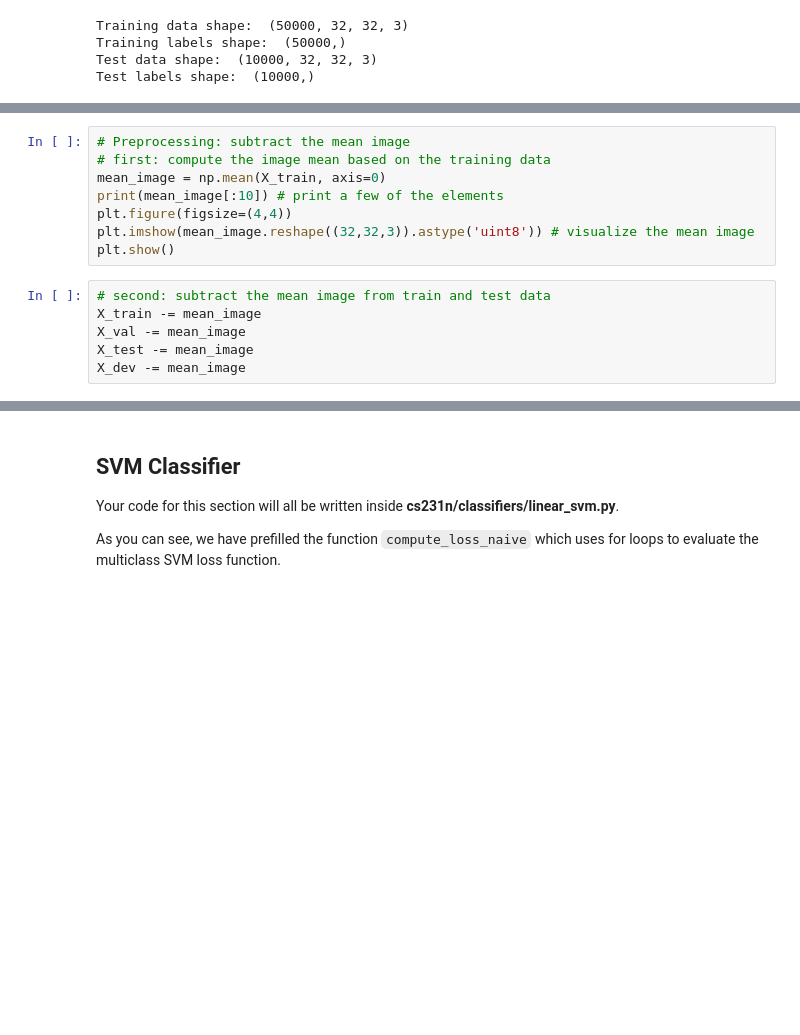
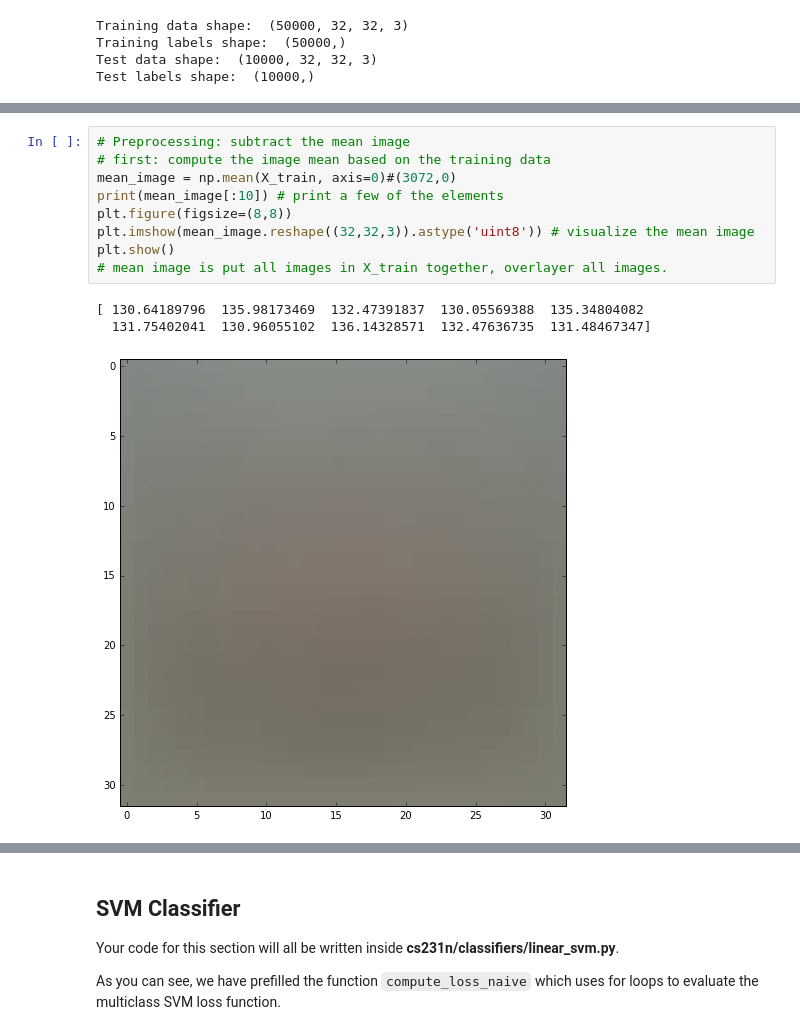
Before and after one commit to tongda/cs231n_2016_homework, a Jupyter notebook: svm.ipynb, the cells around one changed output, grey strips where cells are left out. Drawn from its saved outputs; the diff is of its cells as text; blank space fills up the shorter version.

```diff
--- a/svm.ipynb
+++ b/svm.ipynb
@@ -118,14 +135,13 @@ print('dev data shape: ', X_dev.shape)
 # %%
 # Preprocessing: subtract the mean image
 # first: compute the image mean based on the training data
-mean_image = np.mean(X_train, axis=0)
+mean_image = np.mean(X_train, axis=0)#(3072,0)
 print(mean_image[:10]) # print a few of the elements
-plt.figure(figsize=(4,4))
+plt.figure(figsize=(8,8))
 plt.imshow(mean_image.reshape((32,32,3)).astype('uint8')) # visualize the mean image
 plt.show()
+# mean image is put all images in X_train together, overlayer all images.
+# %% [output]
+[ 130.64189796  135.98173469  132.47391837  130.05569388  135.34804082
+  131.75402041  130.96055102  136.14328571  132.47636735  131.48467347]
+[figure, added]
-# %%
-# second: subtract the mean image from train and test data
-X_train -= mean_image
-X_val -= mean_image
-X_test -= mean_image
-X_dev -= mean_image
```
Also changed, not shown: parts of 11 cells of this notebook, 5 other files.
